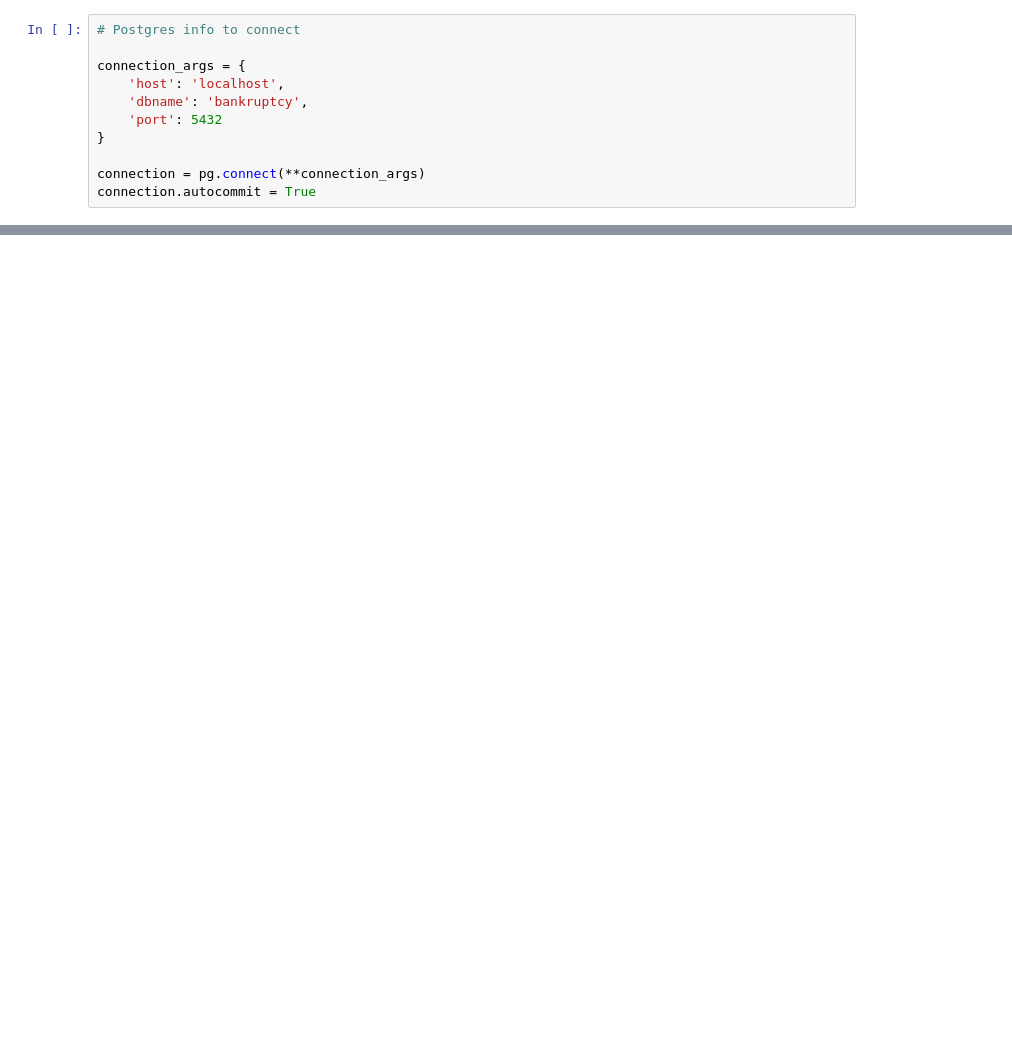
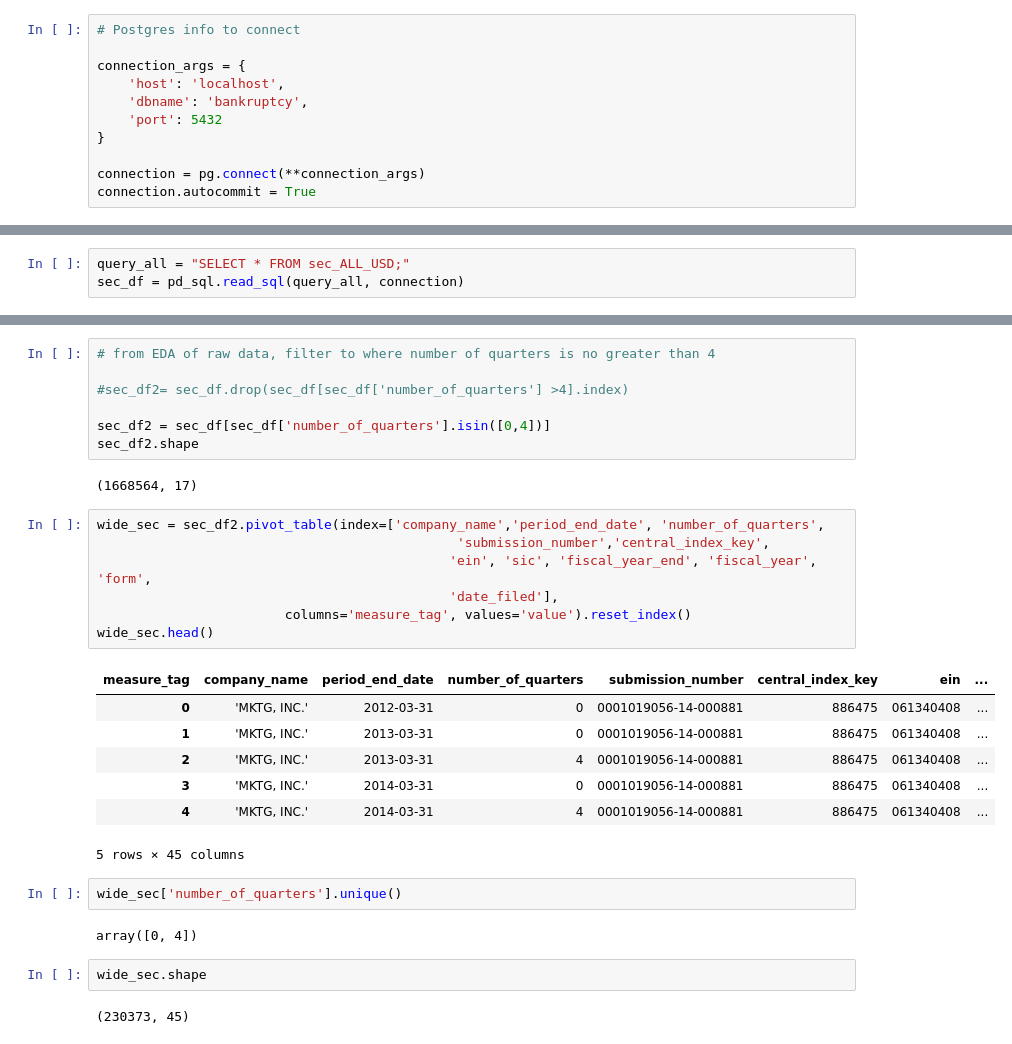
Before and after one commit to AmyB47/bankruptcy_2020, a Jupyter notebook: code/05_SEC_data_prep.ipynb, the cells around one changed output, grey strips where cells are left out. Cells and saved outputs as stored; diff of their text form; blank space fills up the shorter version.

```diff
--- a/code/05_SEC_data_prep.ipynb
+++ b/code/05_SEC_data_prep.ipynb
@@ -242,0 +70,3 @@ with open('SEC_filtered_over100MM.pickle', 'wb') as to_write:
+# %%
+query_all = "SELECT * FROM sec_ALL_USD;"
+sec_df = pd_sql.read_sql(query_all, connection)
@@ -242,0 +114,32 @@ with open('SEC_filtered_over100MM.pickle', 'wb') as to_write:
+# %%
+# from EDA of raw data, filter to where number of quarters is no greater than 4
+
+#sec_df2= sec_df.drop(sec_df[sec_df['number_of_quarters'] >4].index)
+
+sec_df2 = sec_df[sec_df['number_of_quarters'].isin([0,4])]
+sec_df2.shape
+# %% [output]
+(1668564, 17)
+# %%
+wide_sec = sec_df2.pivot_table(index=['company_name','period_end_date', 'number_of_quarters',
+                                              'submission_number','central_index_key',
+                                             'ein', 'sic', 'fiscal_year_end', 'fiscal_year', 'form',
+                                             'date_filed'],
+                        columns='measure_tag', values='value').reset_index()
+wide_sec.head()
+# %% [output]
+| measure_tag | company_name | period_end_date | number_of_quarters | submission_number | central_index_key | ein | ... |
+| 0 | 'MKTG, INC.' | 2012-03-31 | 0 | 0001019056-14-000881 | 886475 | 061340408 | ... |
+| 1 | 'MKTG, INC.' | 2013-03-31 | 0 | 0001019056-14-000881 | 886475 | 061340408 | ... |
+| 2 | 'MKTG, INC.' | 2013-03-31 | 4 | 0001019056-14-000881 | 886475 | 061340408 | ... |
+| 3 | 'MKTG, INC.' | 2014-03-31 | 0 | 0001019056-14-000881 | 886475 | 061340408 | ... |
+| 4 | 'MKTG, INC.' | 2014-03-31 | 4 | 0001019056-14-000881 | 886475 | 061340408 | ... |
+5 rows × 45 columns
+# %%
+wide_sec['number_of_quarters'].unique()
+# %% [output]
+array([0, 4])
+# %%
+wide_sec.shape
+# %% [output]
+(230373, 45)
```
Also changed, not shown: parts of 80 cells of this notebook, 8 other files.
